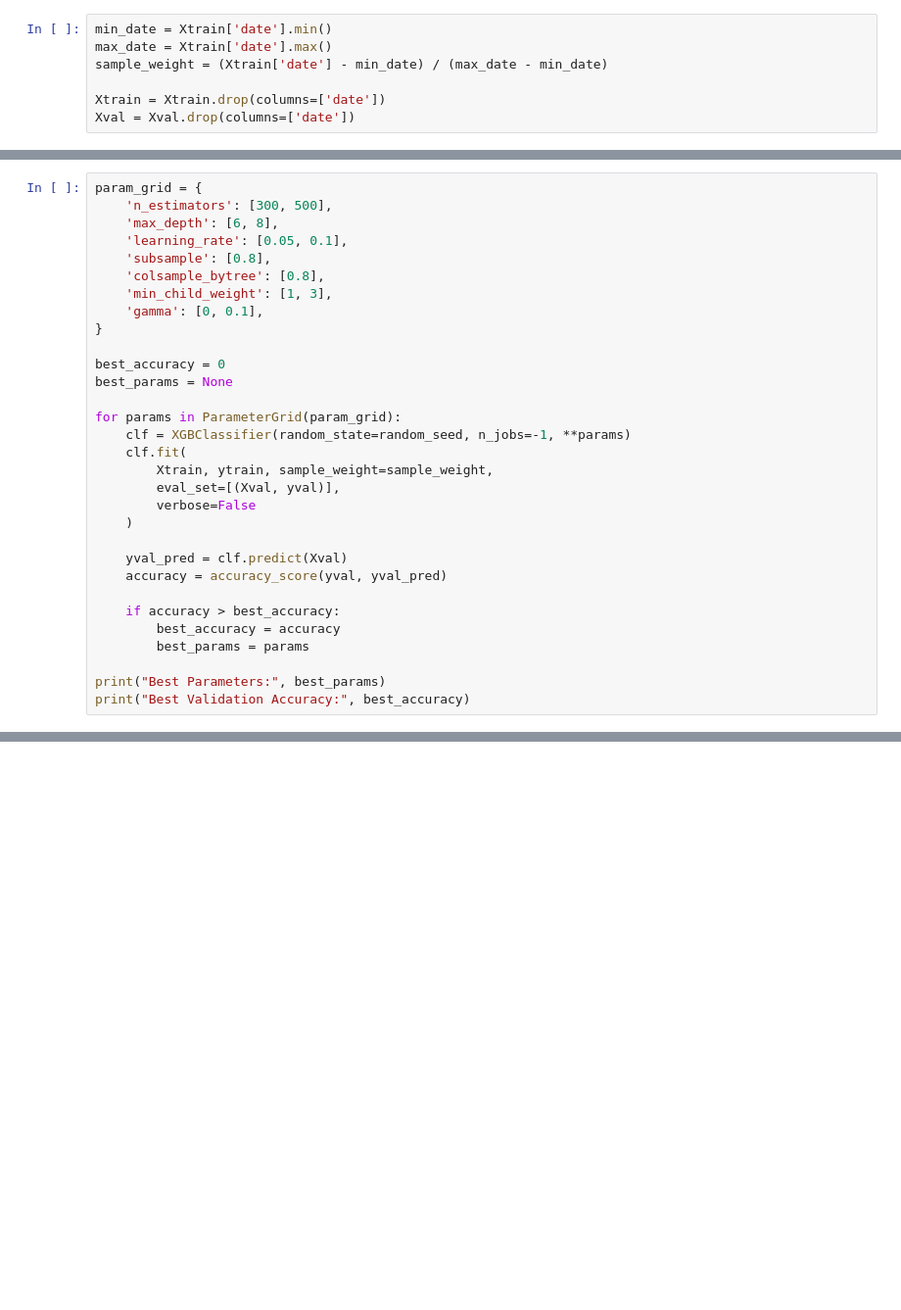
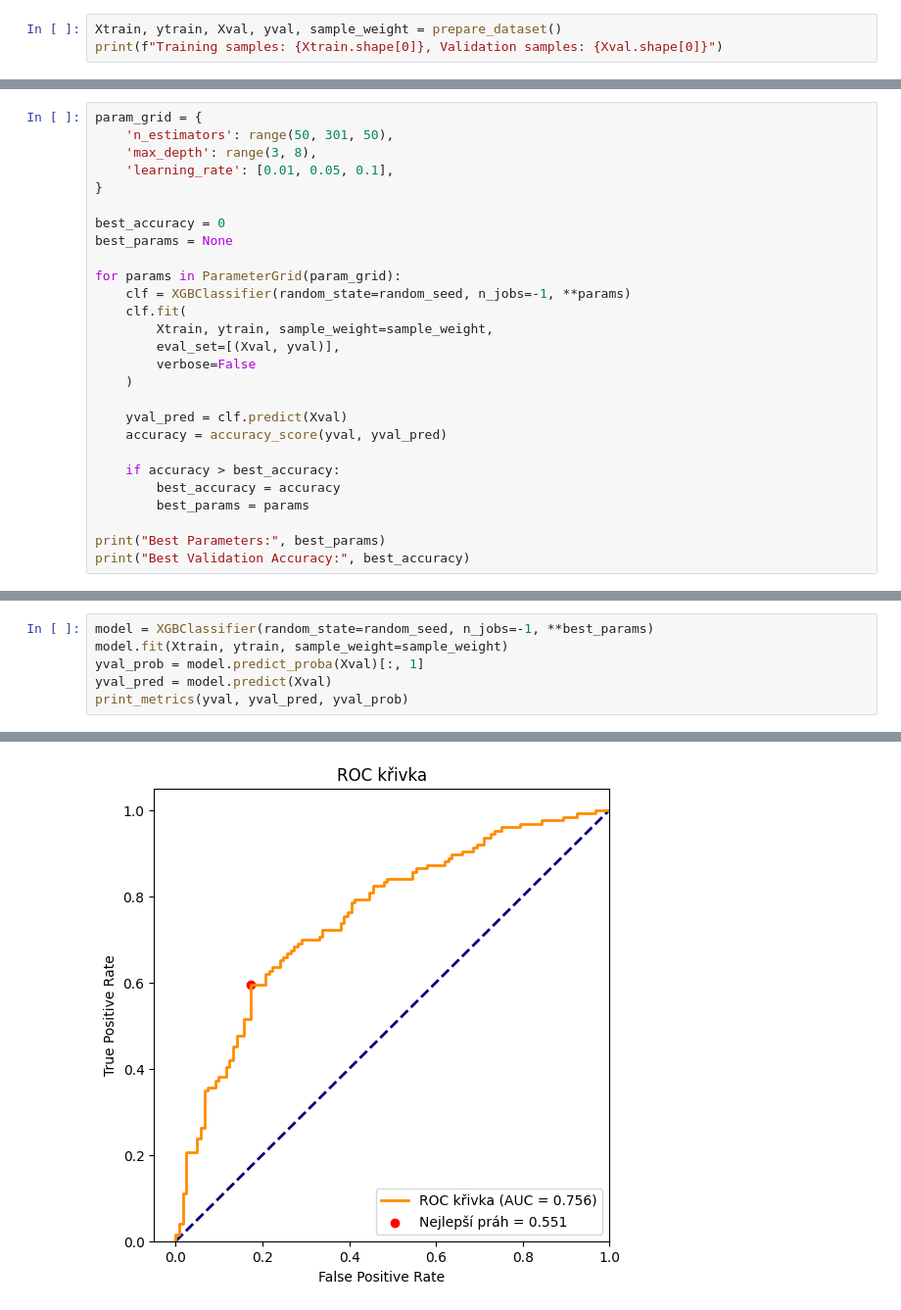
Before and after one commit to pavlila/lol-intra-league-predictor, a Jupyter notebook: notebooks/xg_boost.ipynb, the cells around one changed output, grey strips where cells are left out. Shown at 98% size. Cells and saved outputs as stored; diff of their text form; blank space fills up the shorter version.

```diff
--- a/notebooks/xg_boost.ipynb
+++ b/notebooks/xg_boost.ipynb
@@ -31,7 +9,3 @@ display(Xtrain.shape, Xval.shape)
 # %%
-min_date = Xtrain['date'].min()
-max_date = Xtrain['date'].max()
-sample_weight = (Xtrain['date'] - min_date) / (max_date - min_date)
-
-Xtrain = Xtrain.drop(columns=['date'])
-Xval = Xval.drop(columns=['date'])
+Xtrain, ytrain, Xval, yval, sample_weight = prepare_dataset()
+print(f"Training samples: {Xtrain.shape[0]}, Validation samples: {Xval.shape[0]}")
@@ -38,12 +14,8 @@ Xval = Xval.drop(columns=['date'])
 # %%
 param_grid = {
-    'n_estimators': [300, 500],
-    'max_depth': [6, 8],
-    'learning_rate': [0.05, 0.1],
-    'subsample': [0.8],
-    'colsample_bytree': [0.8],
-    'min_child_weight': [1, 3],
-    'gamma': [0, 0.1],
+    'n_estimators': range(50, 301, 50),
+    'max_depth': range(3, 8),
+    'learning_rate': [0.01, 0.05, 0.1],
 }
 
 best_accuracy = 0
@@ -71,0 +44,7 @@ Best Validation Accuracy: 0.6889952153110048
+# %%
+model = XGBClassifier(random_state=random_seed, n_jobs=-1, **best_params)
+model.fit(Xtrain, ytrain, sample_weight=sample_weight)
+yval_prob = model.predict_proba(Xval)[:, 1]
+yval_pred = model.predict(Xval)
+print_metrics(yval, yval_pred, yval_prob)
+# %% [output]
@@ -71,0 +57 @@ Best Validation Accuracy: 0.6889952153110048
+[figure, added]
```
Also changed, not shown: parts of 5 cells of this notebook, 22 other files.
